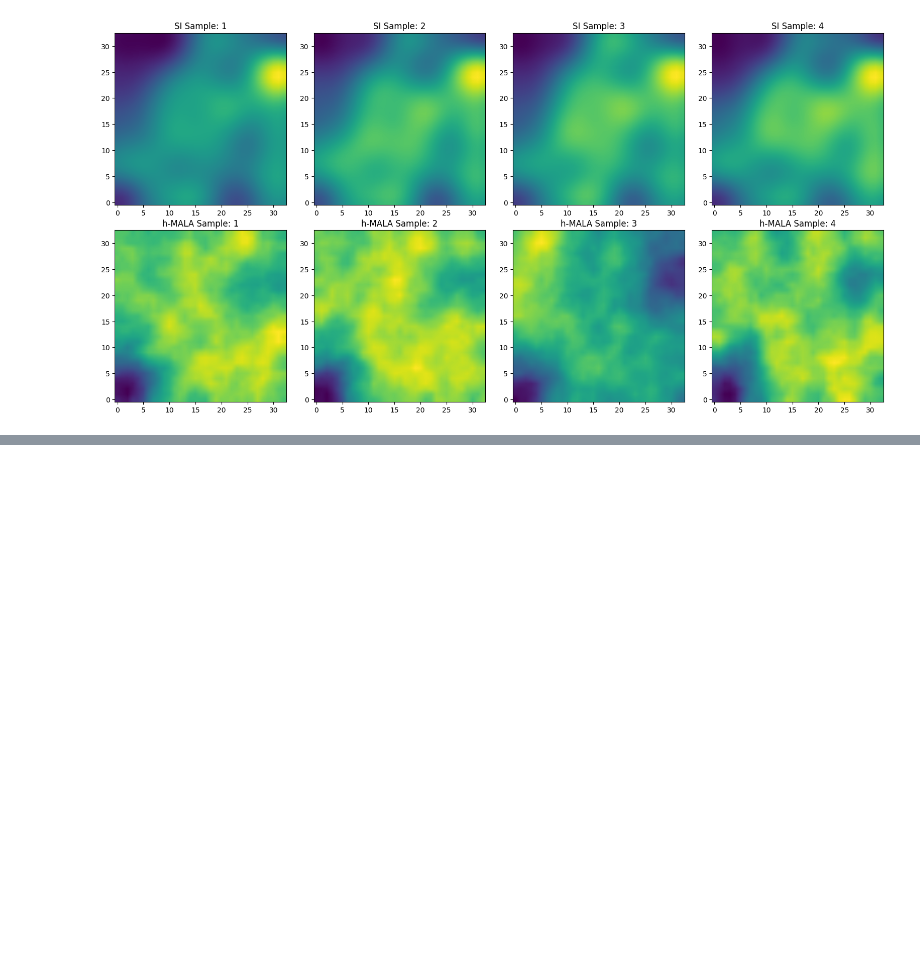
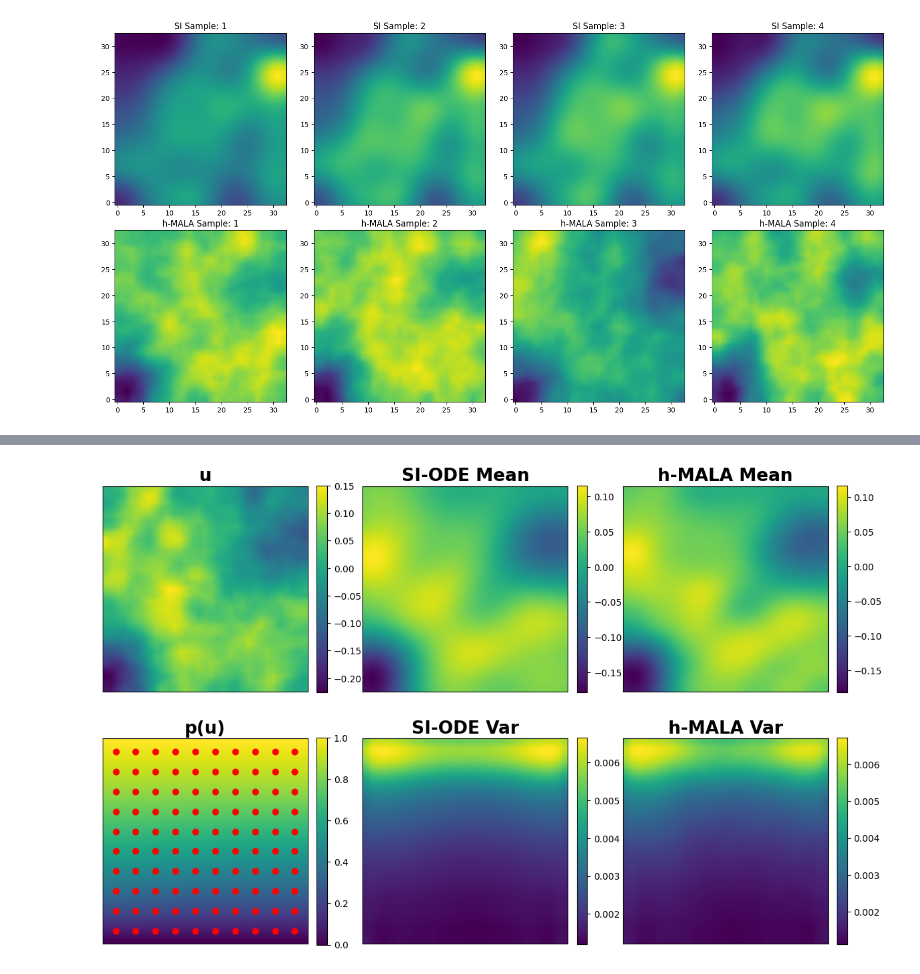
Before and after one commit to abjohnson117/TransportVsMcmcExperiments, a Jupyter notebook: poisson/poisson_test.ipynb, the cells around one changed output, grey strips where cells are left out. Saved outputs shown, nothing was run; the diff lists cells and outputs as text; code cells hidden in the pictures; blank space fills up the shorter version.

```diff
--- a/poisson/poisson_test.ipynb
+++ b/poisson/poisson_test.ipynb
@@ -425,0 +467,30 @@ np.save("sl-data/si-samps.npy", u_samples)
+# %%
+
+# First-row scenario (idx_obs) arranged in a 2×3 grid
+panels = [
+    (us_plot[0].reshape(nx, ny), "u"),
+    (si_mean_obs,                "SI-ODE Mean"),
+    (hmala_mean,                 "h-MALA Mean"),
+    (p_list[0],                  "p(u)"),
+    (si_var_obs,                 "SI-ODE Var"),
+    (hmala_var,                  "h-MALA Var"),
+]
+
+fig, axes = plt.subplots(2, 3, figsize=(12, 8))
+axes = axes.flatten()
+
+for ax, (img, title) in zip(axes, panels):
+    im = ax.imshow(img, origin="lower", interpolation="bilinear")
+    ax.set_title(title, fontsize=19, fontweight="bold", pad=6)
+    ax.set_xticks([])
+    ax.set_yticks([])
+    ax.grid(False)
+    fig.colorbar(im, ax=ax, fraction=0.046, pad=0.04)
+    if title == "p(u)":
+        ax.scatter(sensor_x, sensor_y, c="red", s=40, zorder=5)
+
+plt.tight_layout(h_pad=0.1, w_pad=0.1)
+plt.savefig("images/comparison_obs_2x3.png", bbox_inches="tight", dpi=150)
+plt.show()
+# %% [output]
+[figure, added]
```
Also changed, not shown: parts of 27 cells of this notebook, 52 other files.
